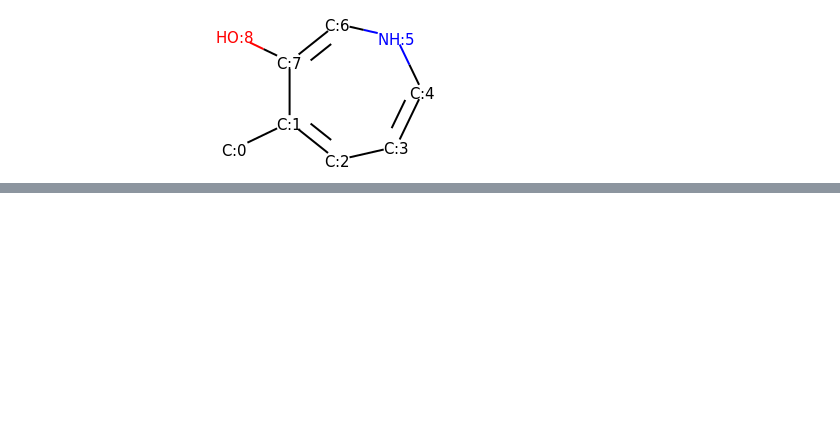
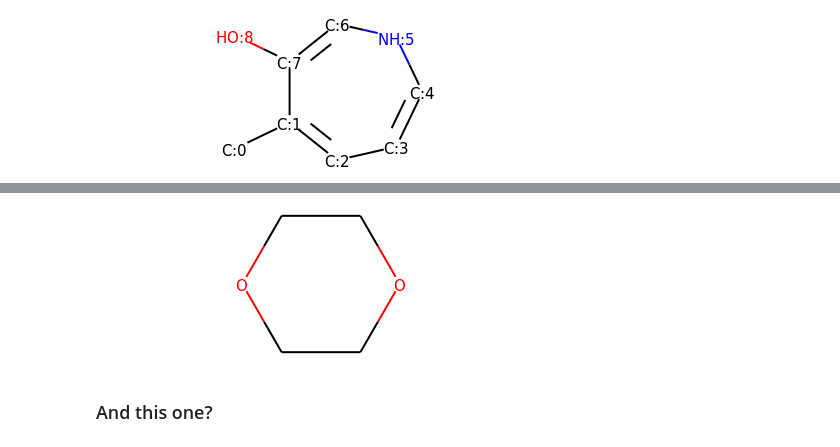
Before and after one commit to jidfiilippo/curso_dd, a Jupyter notebook: Hands_on_Jueves.ipynb, the cells around one changed output, grey strips where cells are left out. Saved outputs shown, nothing was run; the diff lists cells and outputs as text; code cells hidden in the pictures; blank space fills up the shorter version.

```diff
--- a/Hands_on_Jueves.ipynb
+++ b/Hands_on_Jueves.ipynb
@@ -108,0 +115,6 @@ m
+# %%
+Chem.MolFromSmiles(smiles_2)
+# %% [output]
+[figure, added]
+# %% [markdown]
+### And this one?
```
Also changed, not shown: parts of 69 cells of this notebook.
